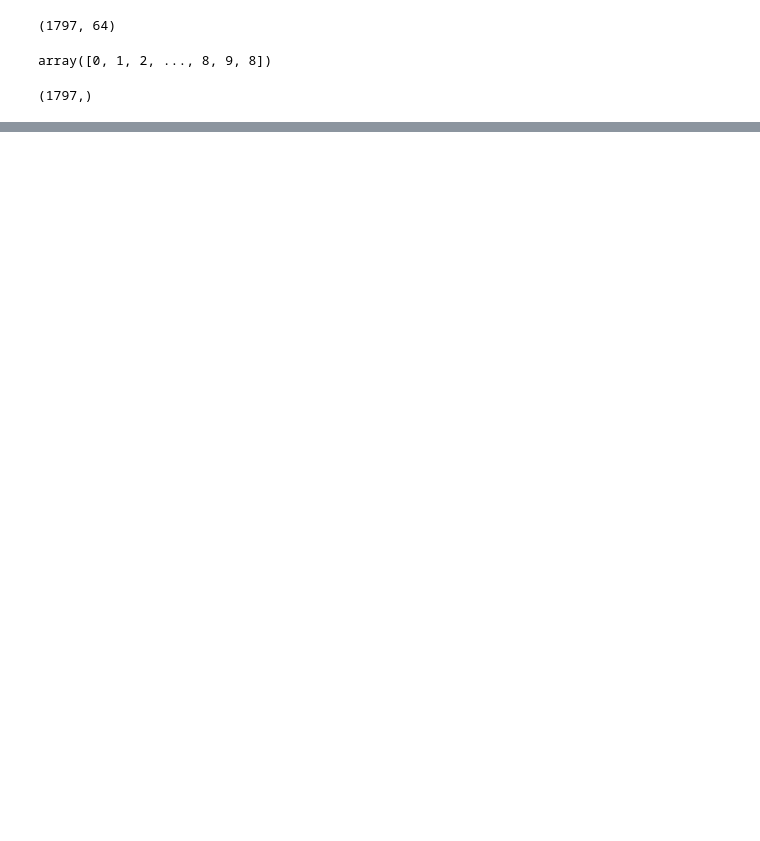
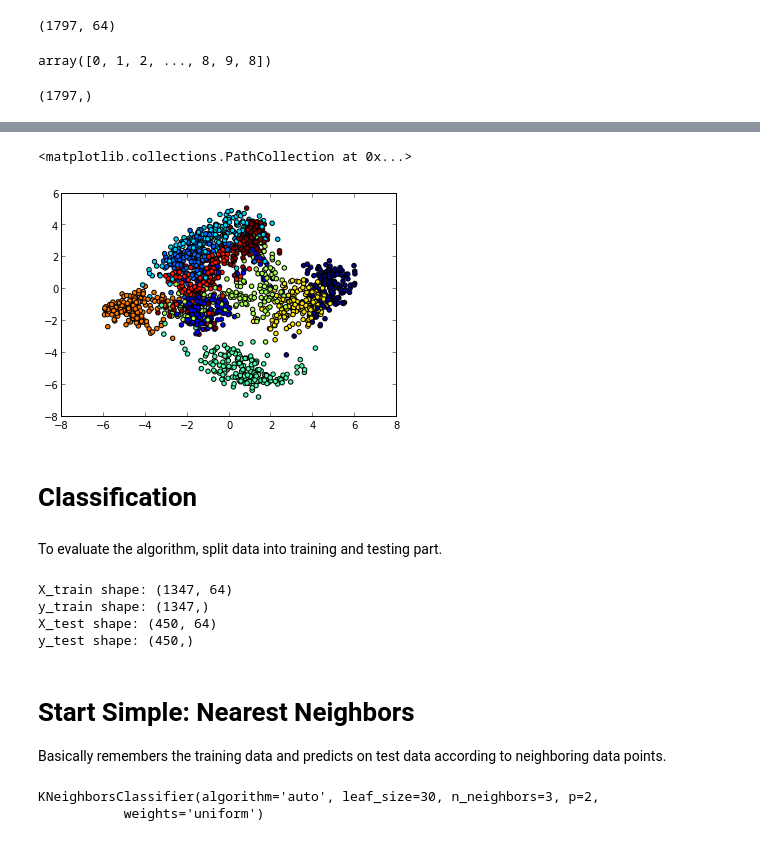
Before and after one commit to amueller/sklearn_tutorial, a Jupyter notebook: presentation.ipynb, the cells around one changed output, grey strips where cells are left out. Saved outputs shown, nothing was run; the diff lists cells and outputs as text; code cells hidden in the pictures; blank space fills up the shorter version.

```diff
--- a/presentation.ipynb
+++ b/presentation.ipynb
@@ -88,0 +161,10 @@ y.shape
+# %%
+plt.scatter(X_isomap[:, 0], X_isomap[:, 1], c=y)
+# %% [output]
+<matplotlib.collections.PathCollection at 0x...>
+[figure, added]
+# %% [markdown]
+Classification
+===============
+# %% [markdown]
+To evaluate the algorithm, split data into training and testing part.
@@ -88,0 +174,14 @@ y.shape
+# %%
+print("X_train shape: %s" % repr(X_train.shape))
+print("y_train shape: %s" % repr(y_train.shape))
+print("X_test shape: %s" % repr(X_test.shape))
+print("y_test shape: %s" % repr(y_test.shape))
+# %% [output]
+X_train shape: (1347, 64)
+y_train shape: (1347,)
+X_test shape: (450, 64)
+y_test shape: (450,)
+# %% [markdown]
+Start Simple: Nearest Neighbors
+===============================
+Basically remembers the training data and predicts on test data according to neighboring data points.
@@ -88,0 +191,5 @@ y.shape
+# %%
+knn.fit(X_train, y_train)
+# %% [output]
+KNeighborsClassifier(algorithm='auto', leaf_size=30, n_neighbors=3, p=2,
+           weights='uniform')
```
Also changed, not shown: parts of 34 cells of this notebook, 1 other file.
